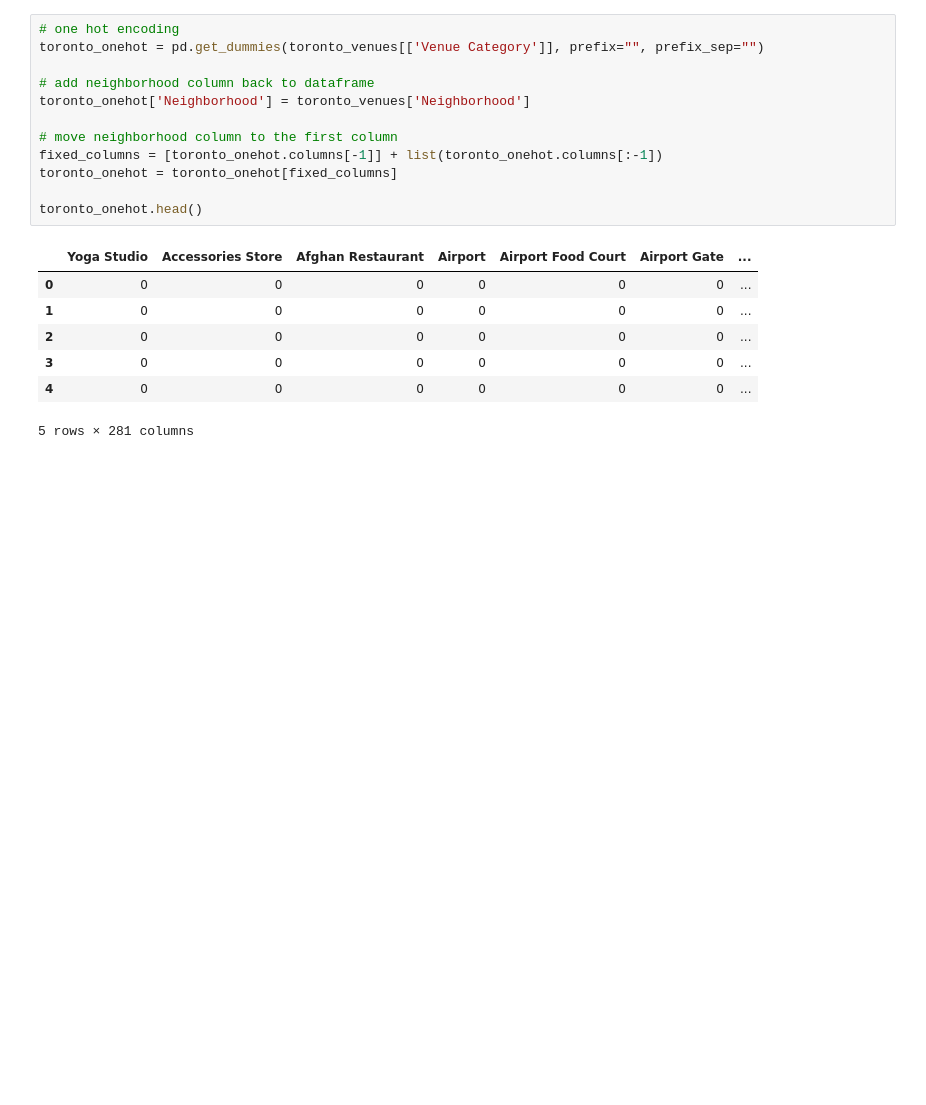
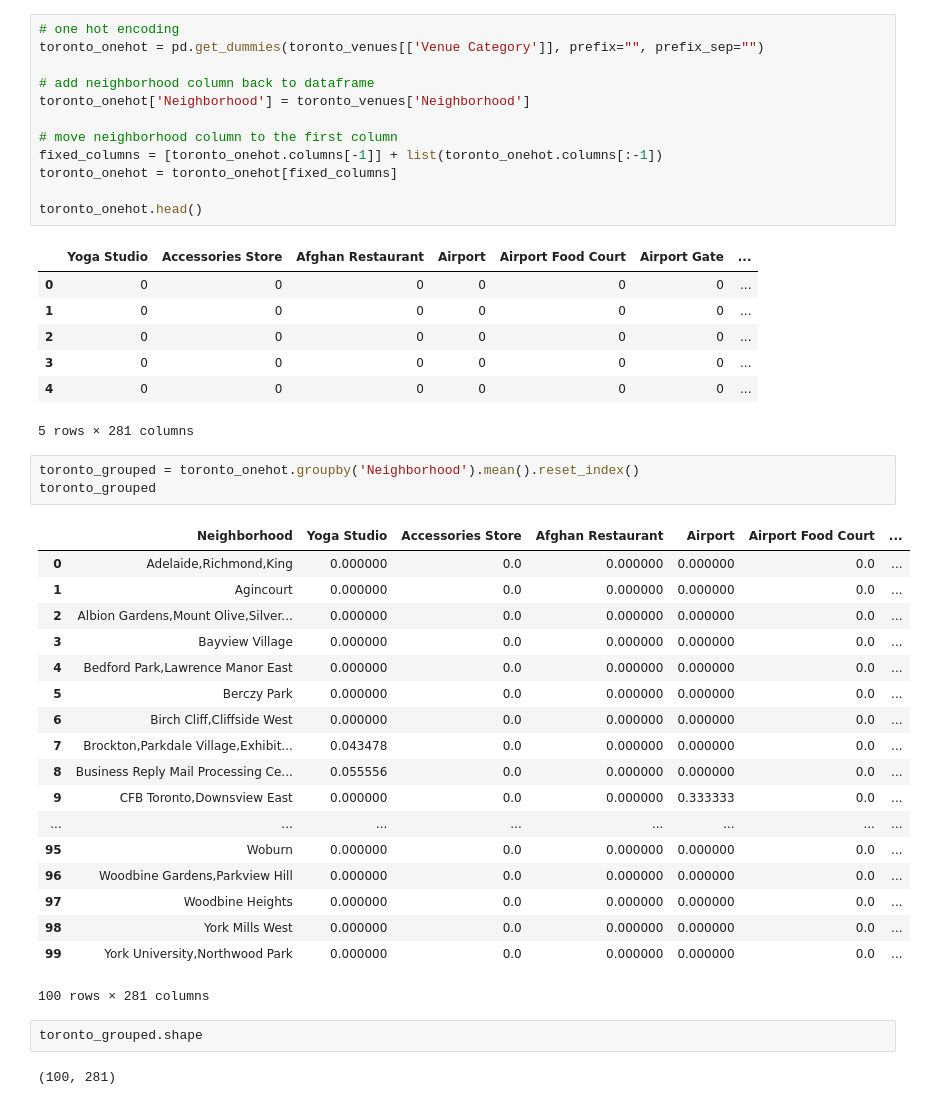
Before and after one commit to cssoumyade/Clustering-European-Cities, a Jupyter notebook: Clustering_TorontoCity.ipynb, the cells around one changed output. Cells and saved outputs as stored; diff of their text form; blank space fills up the shorter version.

```diff
--- a/Clustering_TorontoCity.ipynb
+++ b/Clustering_TorontoCity.ipynb
@@ -278,3 +278,29 @@ toronto_onehot.head()
 | 3 | 0 | 0 | 0 | 0 | 0 | 0 | ... |
 | 4 | 0 | 0 | 0 | 0 | 0 | 0 | ... |
 5 rows × 281 columns
+# %%
+toronto_grouped = toronto_onehot.groupby('Neighborhood').mean().reset_index()
+toronto_grouped
+# %% [output]
+|  | Neighborhood | Yoga Studio | Accessories Store | Afghan Restaurant | Airport | Airport Food Court | ... |
+| 0 | Adelaide,Richmond,King | 0.000000 | 0.0 | 0.000000 | 0.000000 | 0.0 | ... |
+| 1 | Agincourt | 0.000000 | 0.0 | 0.000000 | 0.000000 | 0.0 | ... |
+| 2 | Albion Gardens,Mount Olive,Silver... | 0.000000 | 0.0 | 0.000000 | 0.000000 | 0.0 | ... |
+| 3 | Bayview Village | 0.000000 | 0.0 | 0.000000 | 0.000000 | 0.0 | ... |
+| 4 | Bedford Park,Lawrence Manor East | 0.000000 | 0.0 | 0.000000 | 0.000000 | 0.0 | ... |
+| 5 | Berczy Park | 0.000000 | 0.0 | 0.000000 | 0.000000 | 0.0 | ... |
+| 6 | Birch Cliff,Cliffside West | 0.000000 | 0.0 | 0.000000 | 0.000000 | 0.0 | ... |
+| 7 | Brockton,Parkdale Village,Exhibit... | 0.043478 | 0.0 | 0.000000 | 0.000000 | 0.0 | ... |
+| 8 | Business Reply Mail Processing Ce... | 0.055556 | 0.0 | 0.000000 | 0.000000 | 0.0 | ... |
+| 9 | CFB Toronto,Downsview East | 0.000000 | 0.0 | 0.000000 | 0.333333 | 0.0 | ... |
+| ... | ... | ... | ... | ... | ... | ... | ... |
+| 95 | Woburn | 0.000000 | 0.0 | 0.000000 | 0.000000 | 0.0 | ... |
+| 96 | Woodbine Gardens,Parkview Hill | 0.000000 | 0.0 | 0.000000 | 0.000000 | 0.0 | ... |
+| 97 | Woodbine Heights | 0.000000 | 0.0 | 0.000000 | 0.000000 | 0.0 | ... |
+| 98 | York Mills West | 0.000000 | 0.0 | 0.000000 | 0.000000 | 0.0 | ... |
+| 99 | York University,Northwood Park | 0.000000 | 0.0 | 0.000000 | 0.000000 | 0.0 | ... |
+100 rows × 281 columns
+# %%
+toronto_grouped.shape
+# %% [output]
+(100, 281)
```
Also changed, not shown: parts of 2 cells of this notebook.
